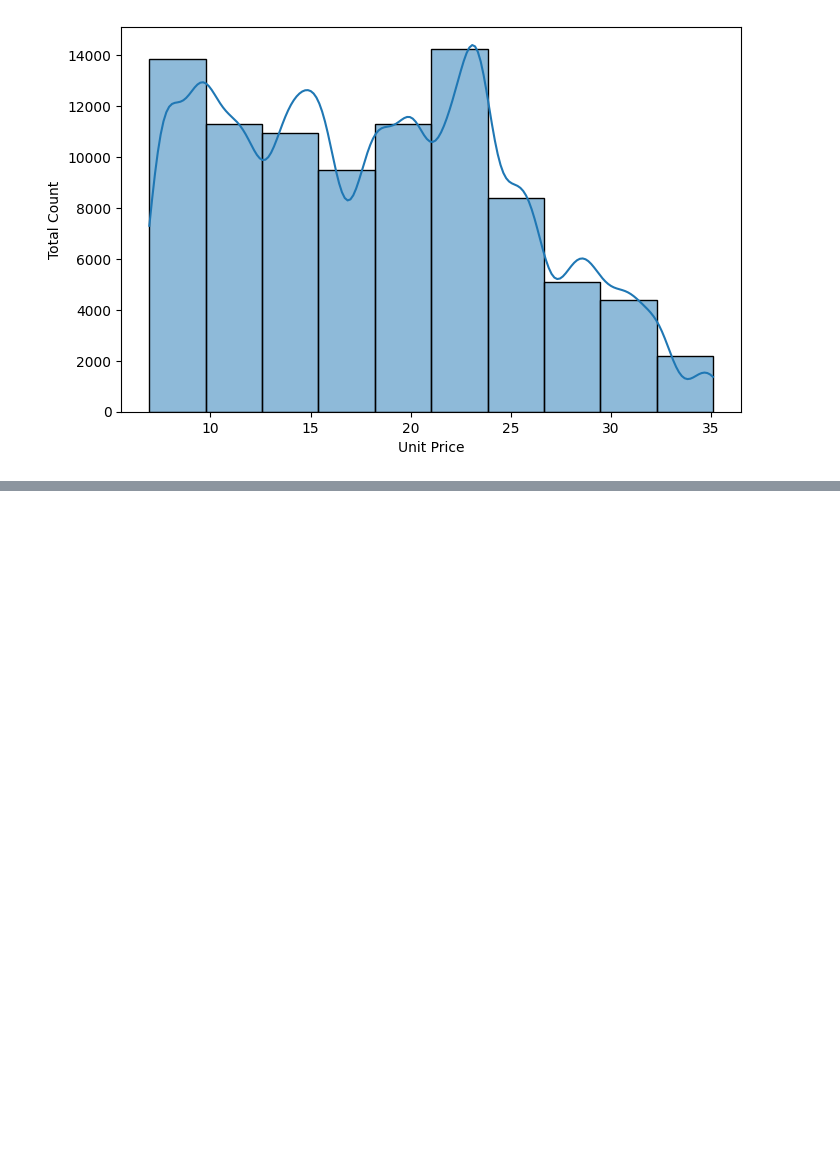
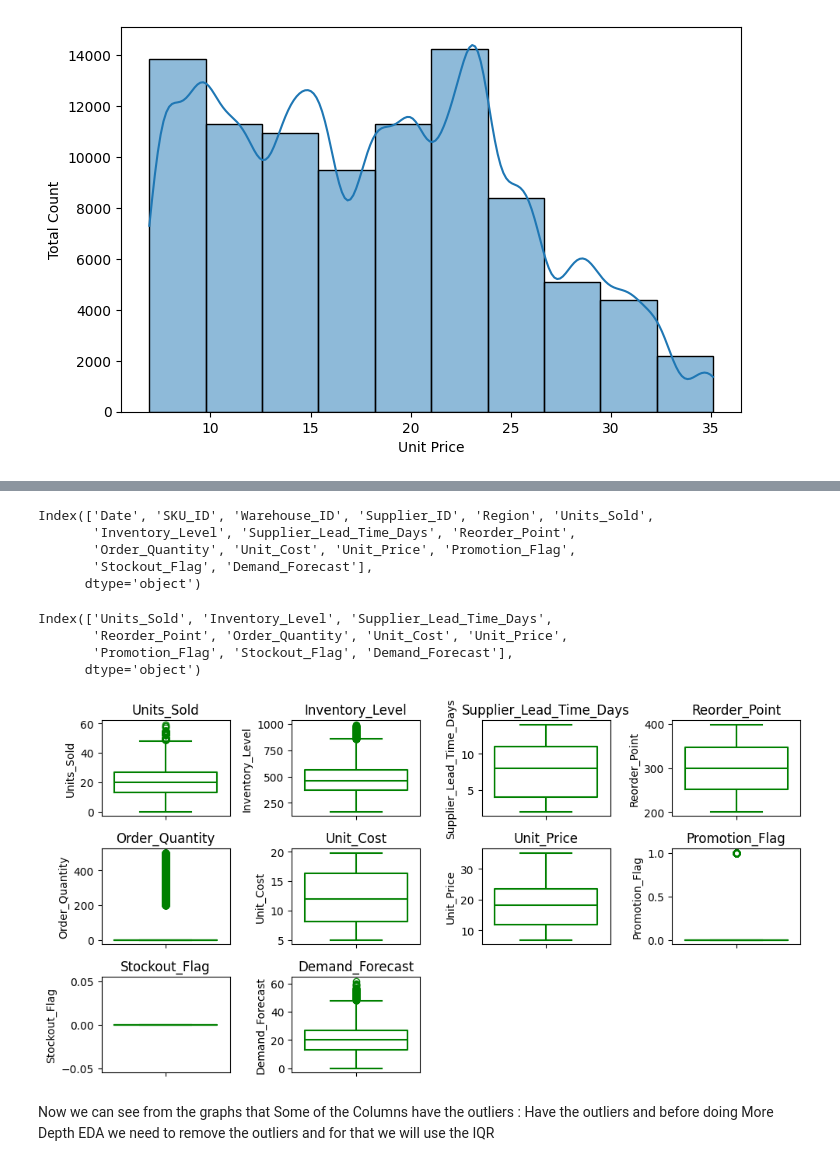
Before and after one commit to vinaypant33/supply_chain_control_tower, a Jupyter notebook: notebooks/eda.ipynb, the cells around one changed output, grey strips where cells are left out. Saved outputs shown, nothing was run; the diff lists cells and outputs as text; code cells hidden in the pictures; blank space fills up the shorter version.

```diff
--- a/notebooks/eda.ipynb
+++ b/notebooks/eda.ipynb
@@ -165,0 +178,30 @@ plt.show()
+# %%
+column_names  = df.columns
+print(column_names)
+# %% [output]
+Index(['Date', 'SKU_ID', 'Warehouse_ID', 'Supplier_ID', 'Region', 'Units_Sold',
+       'Inventory_Level', 'Supplier_Lead_Time_Days', 'Reorder_Point',
+       'Order_Quantity', 'Unit_Cost', 'Unit_Price', 'Promotion_Flag',
+       'Stockout_Flag', 'Demand_Forecast'],
+      dtype='object')
+# %%
+numerical_column  = df.select_dtypes(include=['number']).columns
+print(numerical_column)
+# %% [output]
+Index(['Units_Sold', 'Inventory_Level', 'Supplier_Lead_Time_Days',
+       'Reorder_Point', 'Order_Quantity', 'Unit_Cost', 'Unit_Price',
+       'Promotion_Flag', 'Stockout_Flag', 'Demand_Forecast'],
+      dtype='object')
+# %%
+plt.figure(figsize=(10 , 10))
+
+for i , columnname  in enumerate(numerical_column , 1):
+    plt.subplot(6 , 4 , i) # The rows and column and the position
+    sns.boxplot(df[columnname] , color="green"  ,linecolor="grey" , fill=False)
+    plt.title(columnname)
+
+plt.tight_layout()
+# %% [output]
+[figure, added]
+# %% [markdown]
+Now we can see from the graphs that Some of the Columns have the outliers : Have the outliers and before doing More Depth EDA we need to remove the outliers and for that we will use the IQR
```
Also changed, not shown: parts of 21 cells of this notebook.
